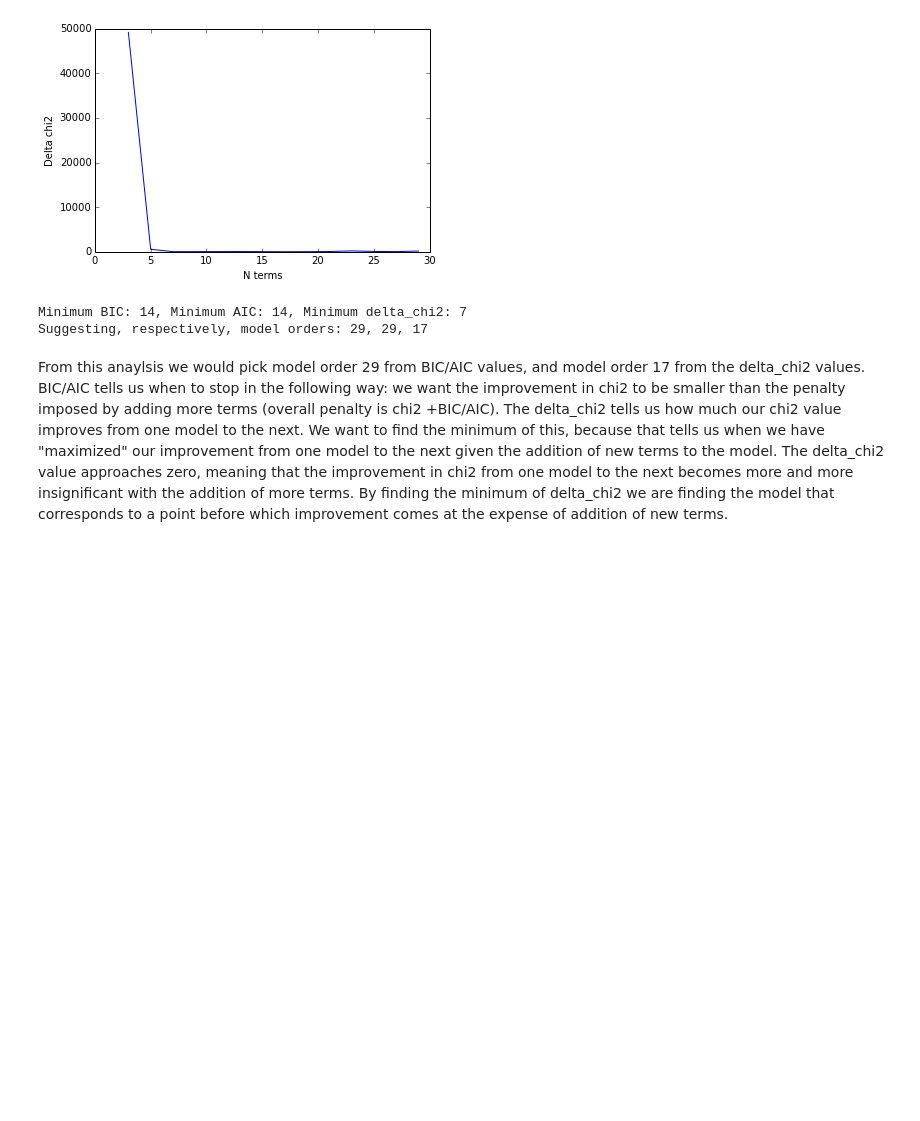
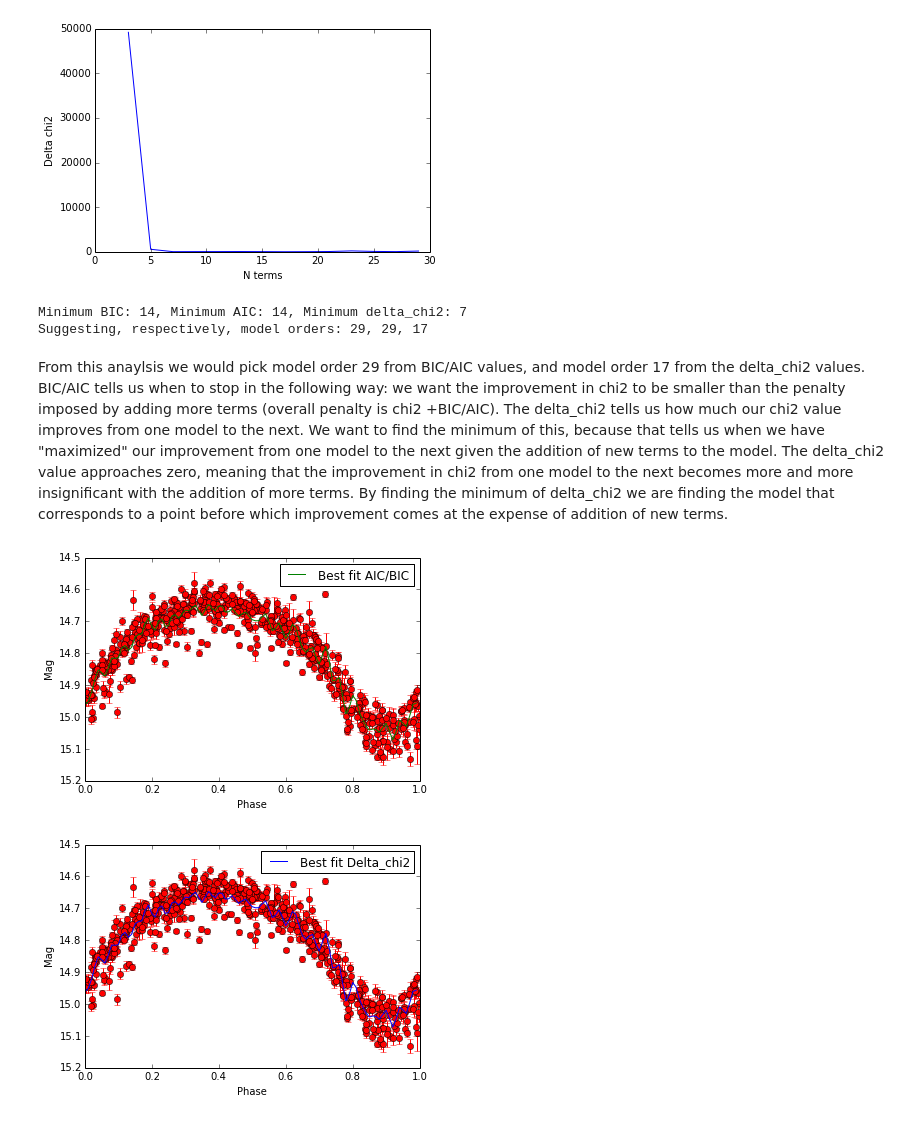
Before and after one commit to jakevdp/ASTR599_homework, a Jupyter notebook: kgarofali/HW3.ipynb, the cells around one changed output. Drawn from its saved outputs; the diff is of its cells as text; code cells hidden in the pictures; blank space fills up the shorter version.

Commit message:
Added plots showing the best-fit models from AIC/BIC and delta_chi2 over the data.

```diff
--- a/kgarofali/HW3.ipynb
+++ b/kgarofali/HW3.ipynb
@@ -196,3 +196,33 @@ Minimum BIC: 14, Minimum AIC: 14, Minimum delta_chi2: 7
 Suggesting, respectively, model orders: 29, 29, 17
 # %% [markdown]
 From this anaylsis we would pick model order 29 from BIC/AIC values, and model order 17 from the delta_chi2 values. BIC/AIC tells us when to stop in the following way: we want the improvement in chi2 to be smaller than the penalty imposed by adding more terms (overall penalty is chi2 +BIC/AIC). The delta_chi2 tells us how much our chi2 value improves from one model to the next. We want to find the minimum of this, because that tells us when we have "maximized" our improvement from one model to the next given the addition of new terms to the model. The delta_chi2 value approaches zero, meaning that the improvement in chi2 from one model to the next becomes more and more insignificant with the addition of more terms. By finding the minimum of delta_chi2 we are finding the model that corresponds to a point before which improvement comes at the expense of addition of new terms.
+# %%
+#plot up best fit models given AIC/BIC and delta_chi2
+fourier_AIC_BIC = Fourier2(phase,flux,dflux, nterms[14])
+guess_AIC_BIC = fourier_AIC_BIC.makeGuess()
+result_AIC_BIC = opt.fmin_bfgs(fourier_AIC_BIC.chi2, x0=[guess_AIC_BIC], disp=0, full_output=1)
+bestfit_AIC_BIC = result_AIC_BIC[0]
+
+fourier_delta = Fourier2(phase,flux,dflux, nterms[8])
+guess_delta = fourier_delta.makeGuess()
+result_delta = opt.fmin_bfgs(fourier_delta.chi2, x0=[guess_delta], disp=0, full_output=1)
+bestfit_delta = result_delta[0]
+
+plt.errorbar(phase, flux, yerr=dflux, fmt="ro")
+plt.plot(mphase, fourier_AIC_BIC.evaluate(mphase, bestfit_AIC_BIC), "g-", label="Best fit AIC/BIC")
+plt.gca().invert_yaxis()
+plt.xlabel("Phase")
+plt.ylabel("Mag")
+plt.legend()
+plt.show()
+
+plt.errorbar(phase, flux, yerr=dflux, fmt="ro")
+plt.plot(mphase, fourier_AIC_BIC.evaluate(mphase, bestfit_AIC_BIC), "b-", label="Best fit Delta_chi2")
+plt.gca().invert_yaxis()
+plt.xlabel("Phase")
+plt.ylabel("Mag")
+plt.legend()
+plt.show()
+# %% [output]
+[figure, added]
+[figure, added]
```
